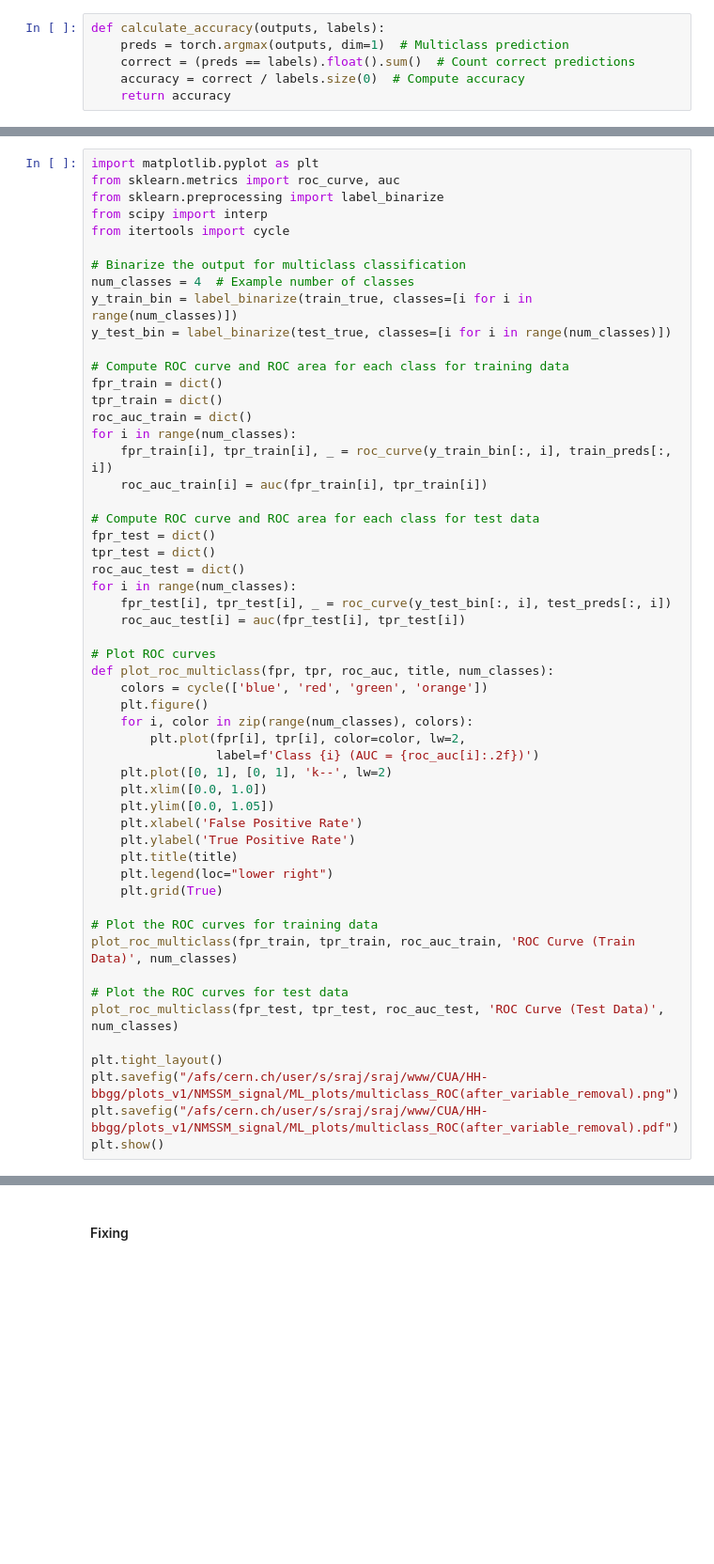
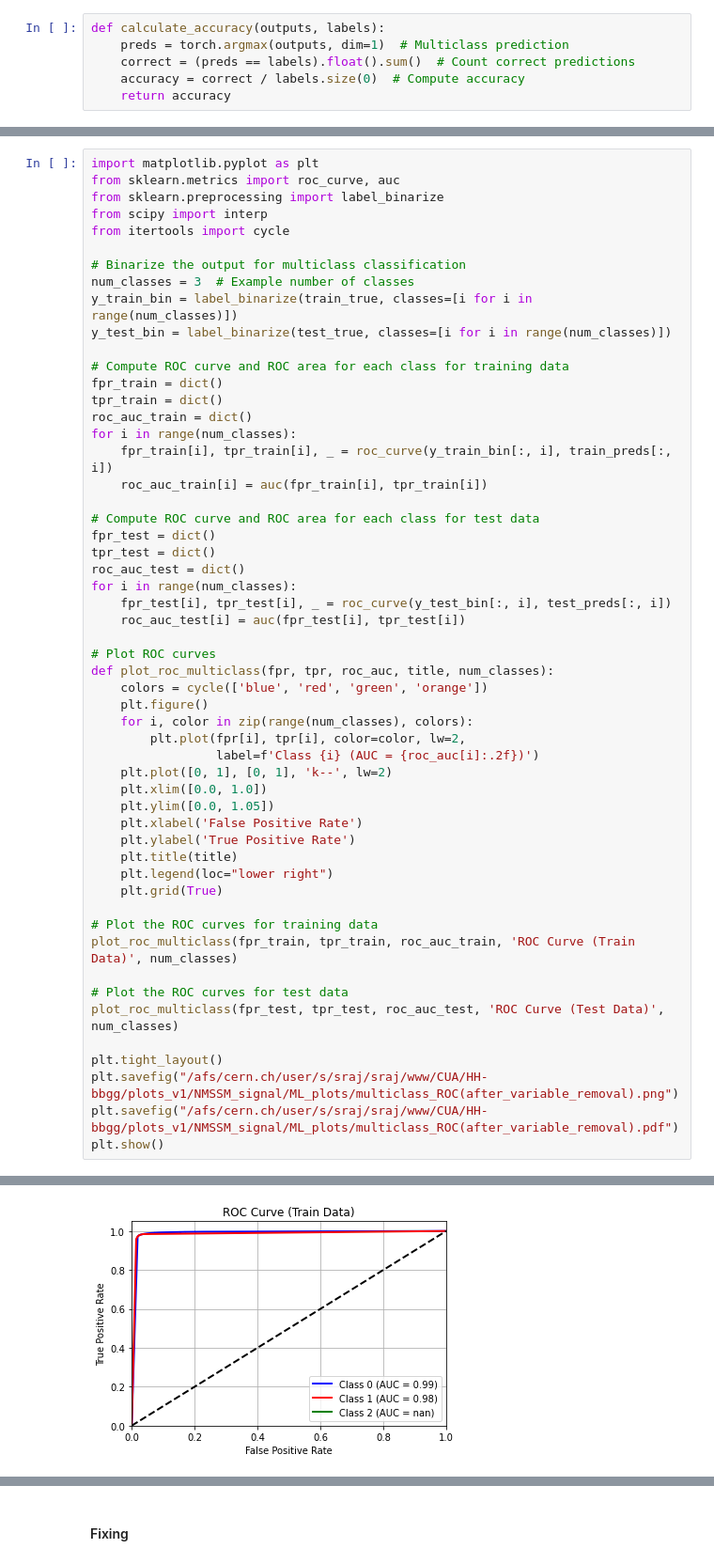
Before and after one commit to tiwariPC/hhbbgg_AwkwardAnalyzer, a Jupyter notebook: bdt/notebook/multiclass_classification.ipynb, the cells around one changed output, grey strips where cells are left out. Shown at 94% size. Saved outputs shown, nothing was run; the diff lists cells and outputs as text; blank space fills up the shorter version.

```diff
--- a/bdt/notebook/multiclass_classification.ipynb
+++ b/bdt/notebook/multiclass_classification.ipynb
@@ -689,7 +725,7 @@ from scipy import interp
 from itertools import cycle
 
 # Binarize the output for multiclass classification
-num_classes = 4  # Example number of classes
+num_classes = 3  # Example number of classes
 y_train_bin = label_binarize(train_true, classes=[i for i in range(num_classes)])
 y_test_bin = label_binarize(test_true, classes=[i for i in range(num_classes)])
 
@@ -739,0 +775 @@ NameError: name 'train_true' is not defined
+[figure, added]
```
Also changed, not shown: parts of 7 cells of this notebook.
